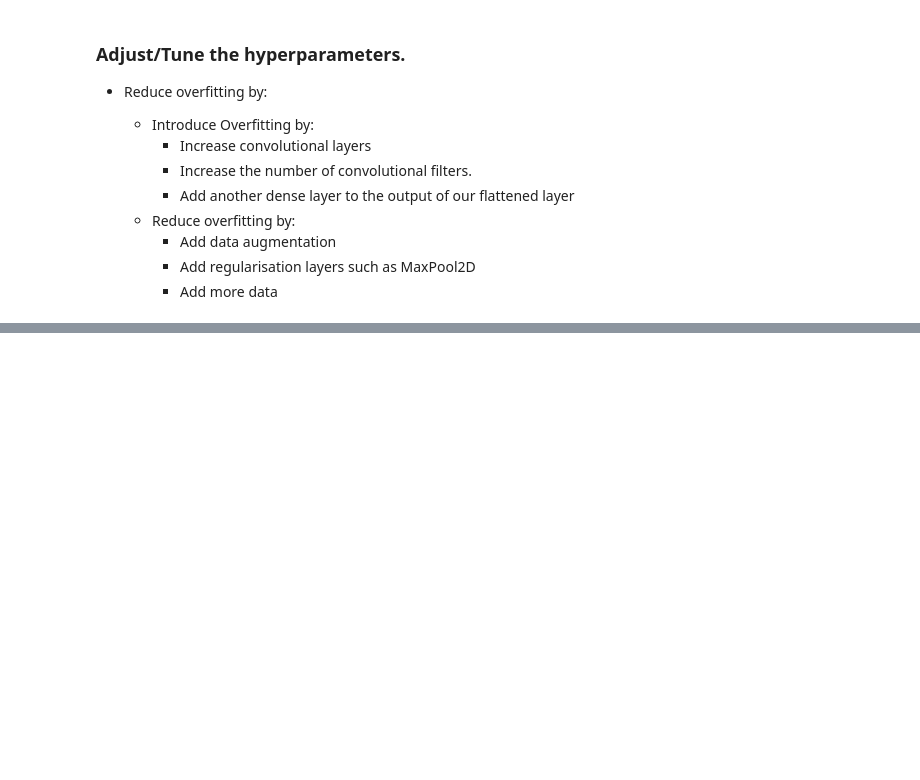
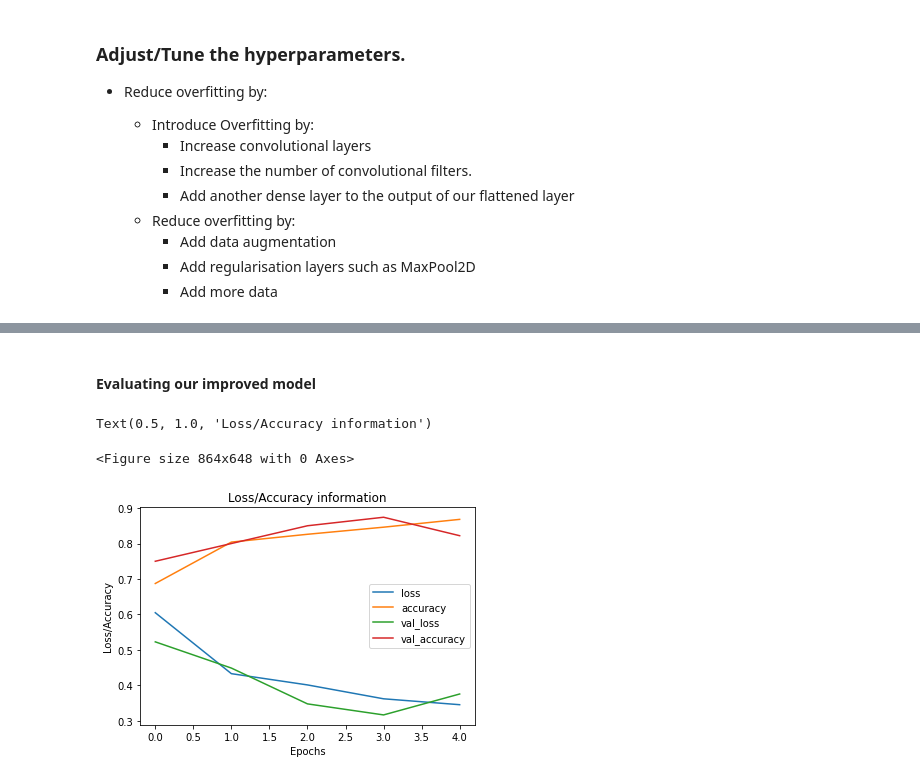
Before and after one commit to DebjitHore/TensorflowDeveloperUdemy, a Jupyter notebook: 03_CNNTensorflow.ipynb, the cells around one changed output, grey strips where cells are left out. Cells and saved outputs as stored; diff of their text form; code cells hidden in the pictures; blank space fills up the shorter version.

```diff
--- a/03_CNNTensorflow.ipynb
+++ b/03_CNNTensorflow.ipynb
@@ -498,0 +517,18 @@ model_5= Sequential([
+# %%
+model_5= Sequential([
+                     Conv2D(10, 3, activation='relu', input_shape=(224,224,3)),
+                     MaxPool2D(pool_size=2),
+                     Conv2D(10,3,activation='relu'),
+                     MaxPool2D(pool_size=2),
+                     Conv2D(10,3,activation='relu'),
+                     MaxPool2D(pool_size=2),
+                     Flatten(),
+                     Dense(1, activation='sigmoid')
+
+])
+# %%
+model_5.compile(loss= tf.keras.losses.binary_crossentropy,
+                optimizer='Adam',
+                metrics=['accuracy'])
+# %%
+history_5= model_5.fit(train_data, epochs=5, steps_per_epoch=len(train_data), validation_data=test_data, validation_steps=len(test_data))
@@ -498,0 +566,13 @@ model_5= Sequential([
+# %% [markdown]
+#### Evaluating our improved model
+# %%
+plt.figure(figsize=(12,9))
+pd.DataFrame(history_5.history).plot()
+plt.xlabel('Epochs')
+plt.ylabel('Loss/Accuracy')
+plt.legend()
+plt.title('Loss/Accuracy information')
+# %% [output]
+Text(0.5, 1.0, 'Loss/Accuracy information')
+<Figure size 864x648 with 0 Axes>
+[figure, added]
```
Also changed, not shown: parts of 4 cells of this notebook.
